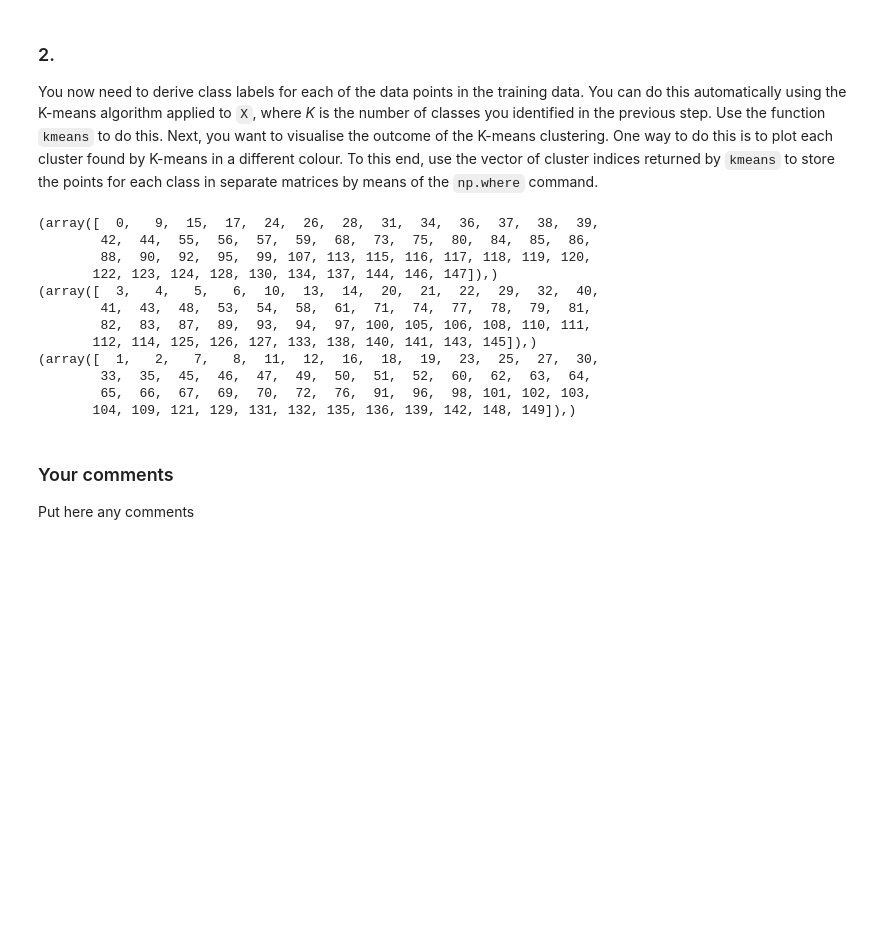
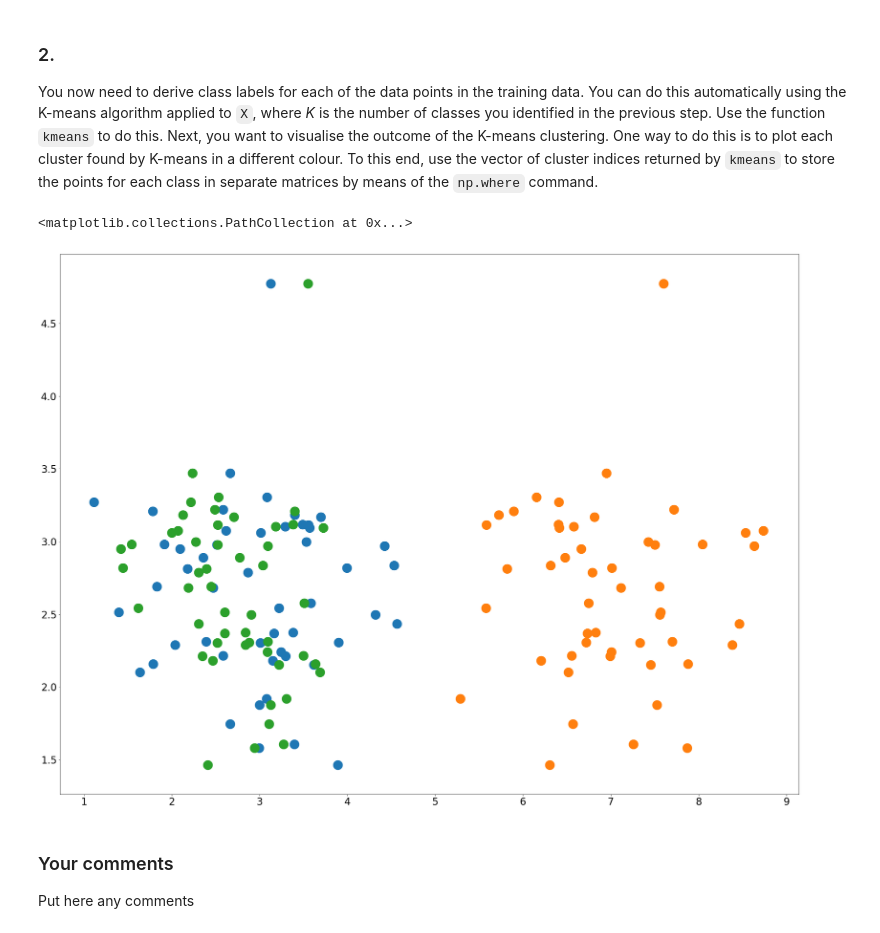
Before and after one commit to ainsleyrutterford/Clustering-and-Classifying-Data, a Jupyter notebook: cw1.ipynb, the cells around one changed output. Saved outputs shown, nothing was run; the diff lists cells and outputs as text; code cells hidden in the pictures; blank space fills up the shorter version.

Commit message:
Used clustering to plot on scatter graph, with different colours for each cluster

```diff
--- a/cw1.ipynb
+++ b/cw1.ipynb
@@ -56,6 +56,8 @@ ax = fig.add_subplot(111)
 ax.scatter(trainHw[:,2], trainHw[:,3], s=500)
 
 x = np.matrix([train[:,1], train[:,3]])
+
+xH = np.matrix([trainHw[:,2], trainHw[:,3]])
 # %% [output]
 [figure]
 [figure]
@@ -74,36 +76,40 @@ You now need to derive class labels for each of the data points in the training
 # %%
 def kmeans(Data, NClusters):
   km = KMeans(NClusters)
   fitted = km.fit(Data)
   return (fitted.cluster_centers_, fitted.labels_, fitted.inertia_)
 
 # Part 2
 
 k = kmeans(x.T, 3)
 
+kH = kmeans(xH.T, 3)
+
 # use np.where with the fitted labels. each label says which cluster the corresponding point belongs to
 
 # these are the indexes of the points that belong to each cluster
 cluster0_indexes = np.where(k[1] == 0)
 cluster1_indexes = np.where(k[1] == 1)
 cluster2_indexes = np.where(k[1] == 2)
 
-print(cluster0_indexes)
-print(cluster1_indexes)
-print(cluster2_indexes)
+cluster0_indexesH = np.where(kH[1] == 0)
+cluster1_indexesH = np.where(kH[1] == 1)
+cluster2_indexesH = np.where(kH[1] == 2)
+
+
+
+c0H = np.take(xH, cluster0_indexesH, axis = 1)
+c1H = np.take(xH, cluster1_indexesH, axis = 1)
+c2H = np.take(xH, cluster2_indexesH, axis = 1)
+
+fig = plt.figure()
+ax = fig.add_subplot(111)
+ax.scatter([c0H[0]], [c0H[1]], s=500)
+ax.scatter([c1H[0]], [c0H[1]], s=500)
+ax.scatter([c2H[0]], [c0H[1]], s=500)
 # %% [output]
-(array([  0,   9,  15,  17,  24,  26,  28,  31,  34,  36,  37,  38,  39,
-        42,  44,  55,  56,  57,  59,  68,  73,  75,  80,  84,  85,  86,
-        88,  90,  92,  95,  99, 107, 113, 115, 116, 117, 118, 119, 120,
-       122, 123, 124, 128, 130, 134, 137, 144, 146, 147]),)
-(array([  3,   4,   5,   6,  10,  13,  14,  20,  21,  22,  29,  32,  40,
-        41,  43,  48,  53,  54,  58,  61,  71,  74,  77,  78,  79,  81,
-        82,  83,  87,  89,  93,  94,  97, 100, 105, 106, 108, 110, 111,
-       112, 114, 125, 126, 127, 133, 138, 140, 141, 143, 145]),)
-(array([  1,   2,   7,   8,  11,  12,  16,  18,  19,  23,  25,  27,  30,
-        33,  35,  45,  46,  47,  49,  50,  51,  52,  60,  62,  63,  64,
-        65,  66,  67,  69,  70,  72,  76,  91,  96,  98, 101, 102, 103,
-       104, 109, 121, 129, 131, 132, 135, 136, 139, 142, 148, 149]),)
+<matplotlib.collections.PathCollection at 0x...>
+[figure, added]
 # %% [markdown]
 ### Your comments ###
 
```
